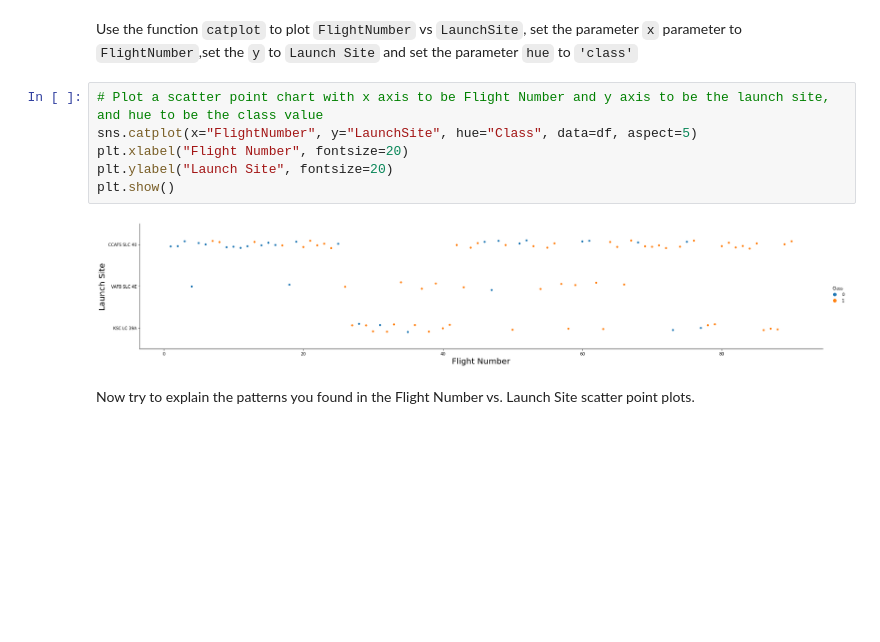
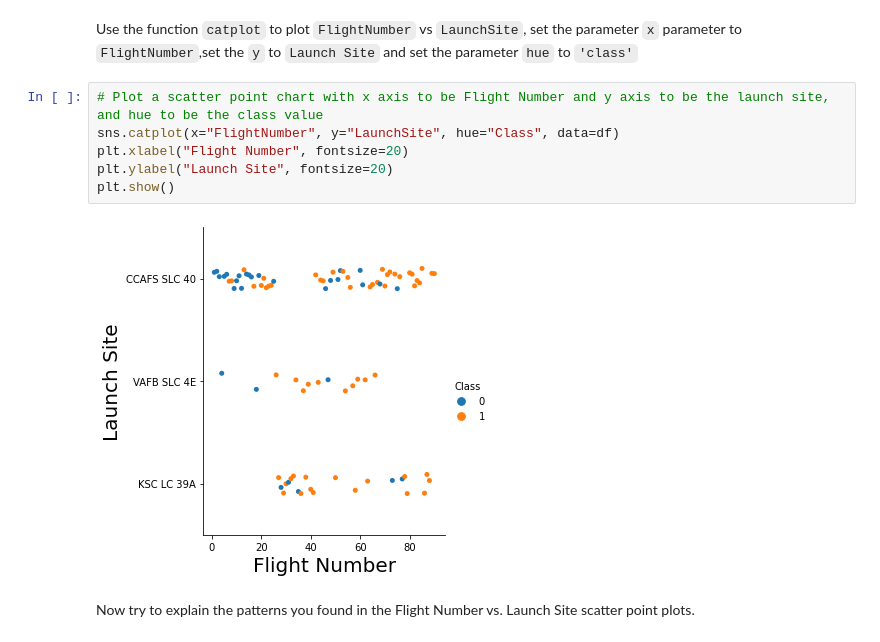
Before and after one commit to soniagoodluck/BM-Applied-Data-Science-Capstone, a Jupyter notebook: jupyter-labs-eda-dataviz.ipynb, the cells around one changed output. Drawn from its saved outputs; the diff is of its cells as text; blank space fills up the shorter version.

```diff
--- a/jupyter-labs-eda-dataviz.ipynb
+++ b/jupyter-labs-eda-dataviz.ipynb
@@ -94,12 +84,12 @@ Next, let's drill down to each site visualize its detailed launch records.
 Use the function <code>catplot</code> to plot <code>FlightNumber</code> vs <code>LaunchSite</code>, set the  parameter <code>x</code>  parameter to <code>FlightNumber</code>,set the  <code>y</code> to <code>Launch Site</code> and set the parameter <code>hue</code> to <code>'class'</code>
 # %%
 # Plot a scatter point chart with x axis to be Flight Number and y axis to be the launch site, and hue to be the class value
-sns.catplot(x="FlightNumber", y="LaunchSite", hue="Class", data=df, aspect=5)
+sns.catplot(x="FlightNumber", y="LaunchSite", hue="Class", data=df)
 plt.xlabel("Flight Number", fontsize=20)
 plt.ylabel("Launch Site", fontsize=20)
 plt.show()
 # %% [output]
-[figure, old version]
+[figure, new version]
 # %% [markdown]
 Now try to explain the patterns you found in the Flight Number vs. Launch Site scatter point plots.
 # %% [markdown]
```
Also changed, not shown: parts of 2 cells of this notebook, 5 other files.
